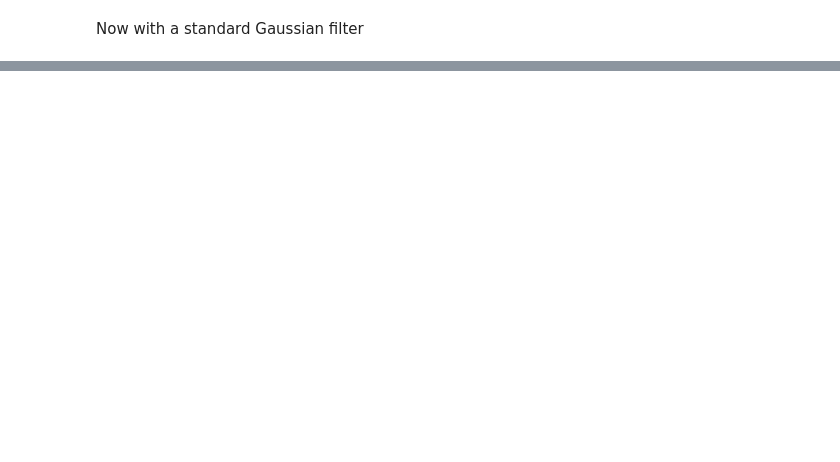
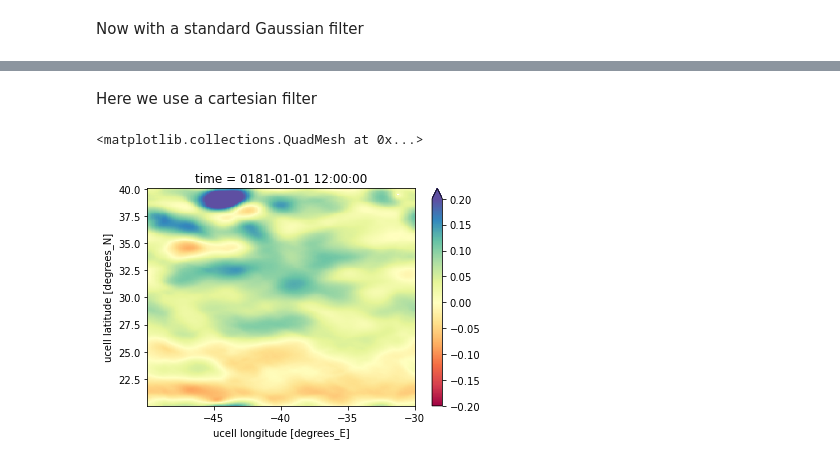
Before and after one commit to ocean-eddy-cpt/gcm-filters, a Jupyter notebook: mom5_example/compare_filters.ipynb, the cells around one changed output, grey strips where cells are left out. Drawn from its saved outputs; the diff is of its cells as text; code cells hidden in the pictures; blank space fills up the shorter version.

```diff
--- a/mom5_example/compare_filters.ipynb
+++ b/mom5_example/compare_filters.ipynb
@@ -104,0 +119,16 @@ filtered_data2.plot()
+# %% [markdown]
+Here we use a cartesian filter
+# %%
+wet_mask = grid_data_save['wet'].interp(xt_ocean=data.xu_ocean,
+                                        yt_ocean=data.yu_ocean)
+
+cartesian_filter = filter.Filter(16, dx_min=1, n_steps=30,
+                                 filter_shape=filter.FilterShape.GAUSSIAN,
+                                 grid_vars={'wet_mask': wet_mask},
+                                 grid_type=GridType.CARTESIAN_WITH_LAND)
+filtered_data3 = cartesian_filter.apply(data, dims=['yu_ocean', 'xu_ocean'])
+
+filtered_data3.plot(**plt_args)
+# %% [output]
+<matplotlib.collections.QuadMesh at 0x...>
+[figure, added]
```
Also changed, not shown: parts of 11 cells of this notebook.
